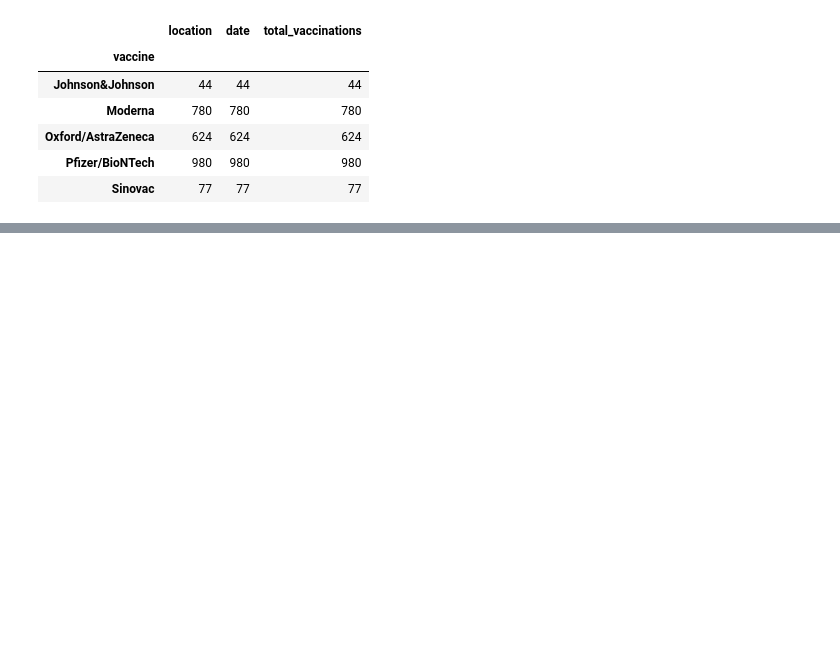
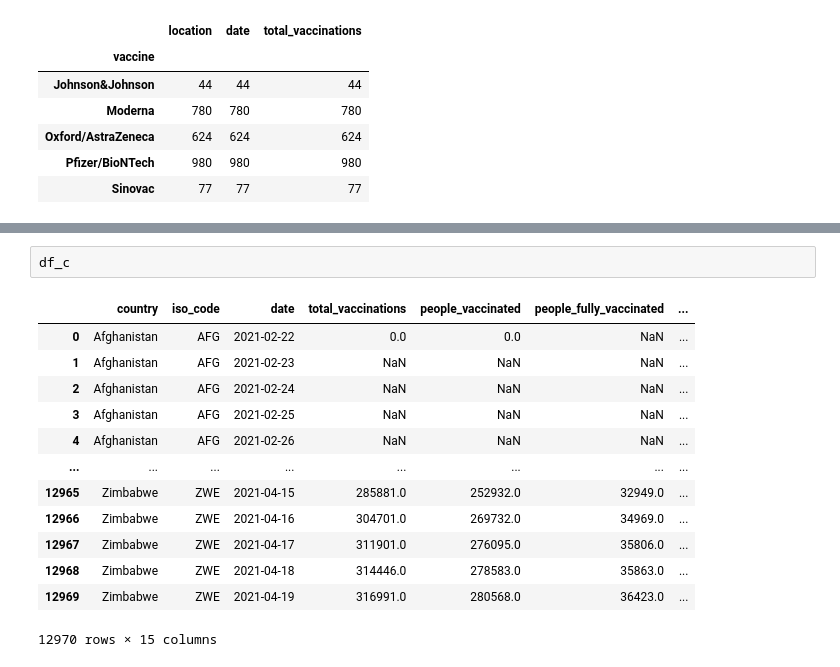
Before and after one commit to surypratap04/COVID-19_VACCINATION_PROGRESS_PROJECT, a Jupyter notebook: notebook.ipynb, the cells around one changed output, grey strips where cells are left out. Drawn from its saved outputs; the diff is of its cells as text; blank space fills up the shorter version.

```diff
--- a/notebook.ipynb
+++ b/notebook.ipynb
@@ -25,0 +27,16 @@ df_m.head()
+# %%
+df_c
+# %% [output]
+|  | country | iso_code | date | total_vaccinations | people_vaccinated | people_fully_vaccinated | ... |
+| 0 | Afghanistan | AFG | 2021-02-22 | 0.0 | 0.0 | NaN | ... |
+| 1 | Afghanistan | AFG | 2021-02-23 | NaN | NaN | NaN | ... |
+| 2 | Afghanistan | AFG | 2021-02-24 | NaN | NaN | NaN | ... |
+| 3 | Afghanistan | AFG | 2021-02-25 | NaN | NaN | NaN | ... |
+| 4 | Afghanistan | AFG | 2021-02-26 | NaN | NaN | NaN | ... |
+| ... | ... | ... | ... | ... | ... | ... | ... |
+| 12965 | Zimbabwe | ZWE | 2021-04-15 | 285881.0 | 252932.0 | 32949.0 | ... |
+| 12966 | Zimbabwe | ZWE | 2021-04-16 | 304701.0 | 269732.0 | 34969.0 | ... |
+| 12967 | Zimbabwe | ZWE | 2021-04-17 | 311901.0 | 276095.0 | 35806.0 | ... |
+| 12968 | Zimbabwe | ZWE | 2021-04-18 | 314446.0 | 278583.0 | 35863.0 | ... |
+| 12969 | Zimbabwe | ZWE | 2021-04-19 | 316991.0 | 280568.0 | 36423.0 | ... |
+12970 rows × 15 columns
```
Also changed, not shown: parts of 3 cells of this notebook, 3 other files.
